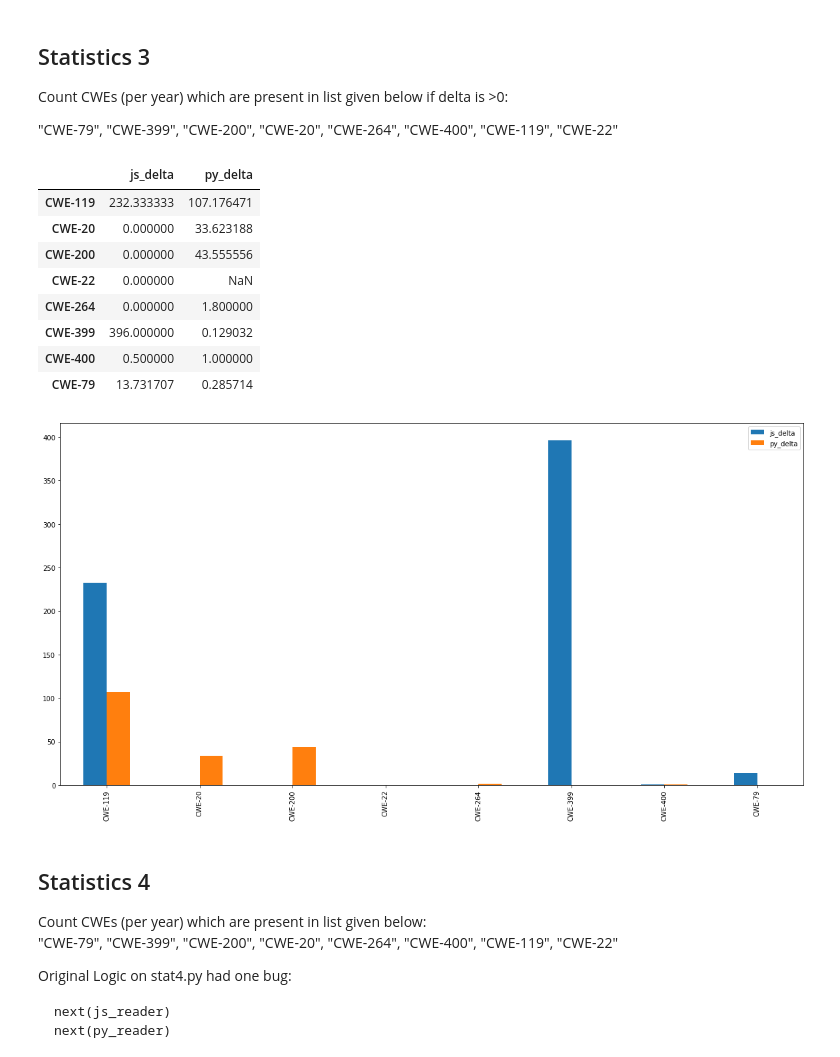
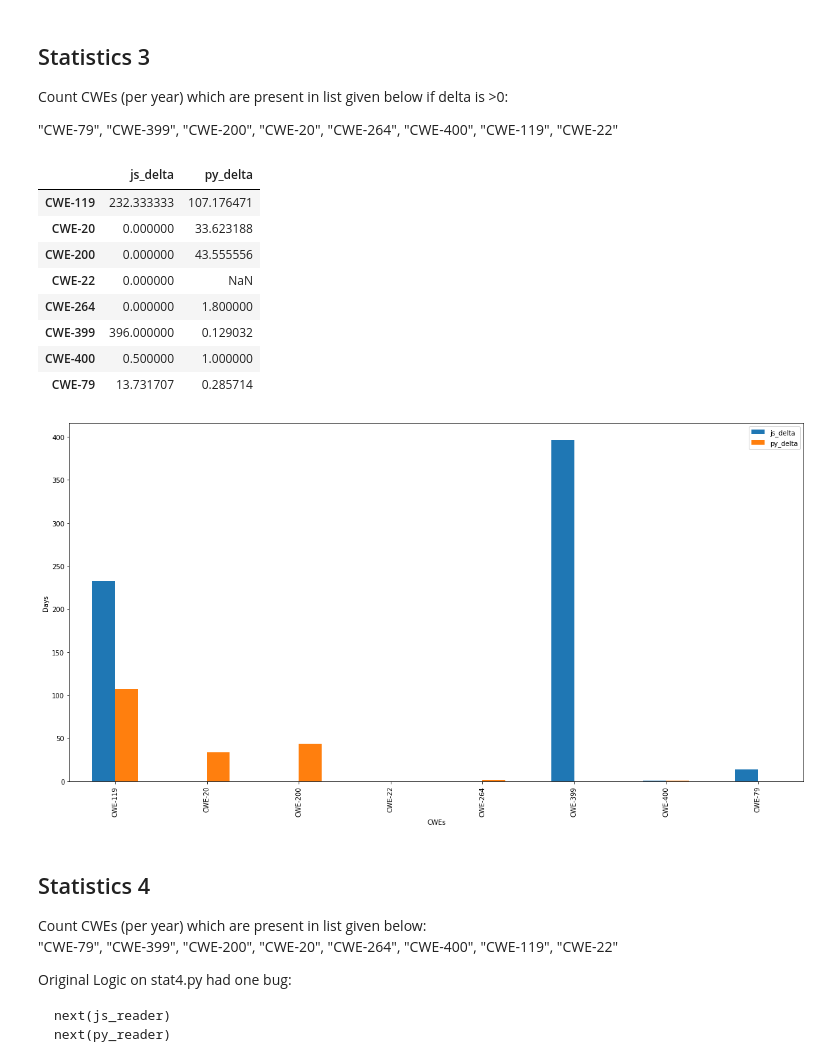
Before and after one commit to 0xsuid/msr-security-awareness, a Jupyter notebook: process/code/update_cve.ipynb, the cells around one changed output. Cells and saved outputs as stored; diff of their text form; code cells hidden in the pictures.

```diff
--- a/process/code/update_cve.ipynb
+++ b/process/code/update_cve.ipynb
@@ -225,33 +243,34 @@ Count CWEs (per year) which are present in list given below if delta is >0:
 # %%
 # stat3.py
 CWE = [
         "CWE-79",
         "CWE-399",
         "CWE-200",
         "CWE-20",
         "CWE-264",
         "CWE-400",
         "CWE-119",
         "CWE-22"
       ]
 
 js_stat_3 = js_result_csv.query('js_delta >= 0 and cwe_group in @CWE').drop(columns=['impact_score']).groupby(js_result_csv['cwe_group']).agg('mean')
 py_stat_3 = py_result_csv.query('py_delta >= 0 and cwe_group in @CWE').drop(columns=['impact_score']).groupby(py_result_csv['cwe_group']).agg('mean')
 
 stat_3 = pd.concat([js_stat_3, py_stat_3], axis=1)
-stat_3.plot(kind='bar', figsize=(20,10))
+stat_3_ax = stat_3.plot(kind='bar', figsize=(20,10))
+stat_3_ax.set(xlabel="CWEs", ylabel="Days")
 stat_3
 # %% [output]
 |  | js_delta | py_delta |
 | CWE-119 | 232.333333 | 107.176471 |
 | CWE-20 | 0.000000 | 33.623188 |
 | CWE-200 | 0.000000 | 43.555556 |
 | CWE-22 | 0.000000 | NaN |
 | CWE-264 | 0.000000 | 1.800000 |
 | CWE-399 | 396.000000 | 0.129032 |
 | CWE-400 | 0.500000 | 1.000000 |
 | CWE-79 | 13.731707 | 0.285714 |
-[figure, old version]
+[figure, new version]
 # %% [markdown]
 ## Statistics 4
 Count CWEs (per year) which are present in list given below:
```
Also changed, not shown: parts of 6 cells of this notebook, 12 other files.
